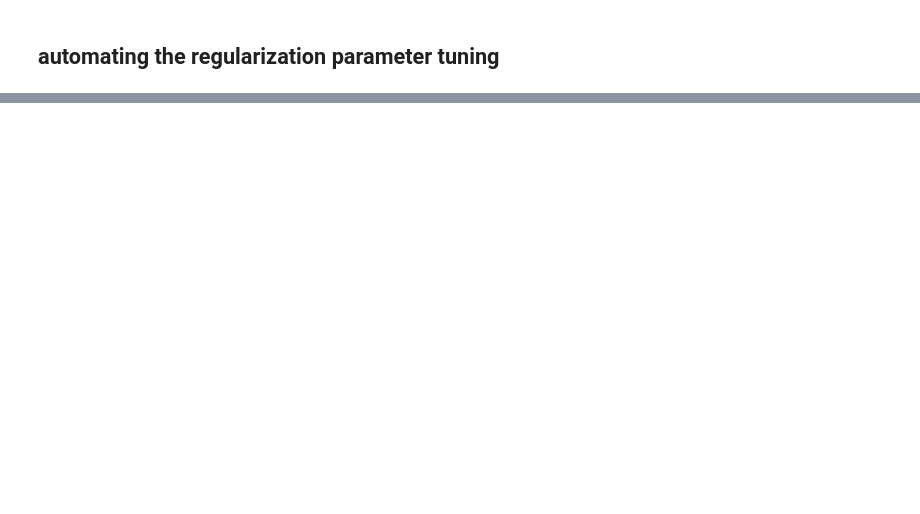
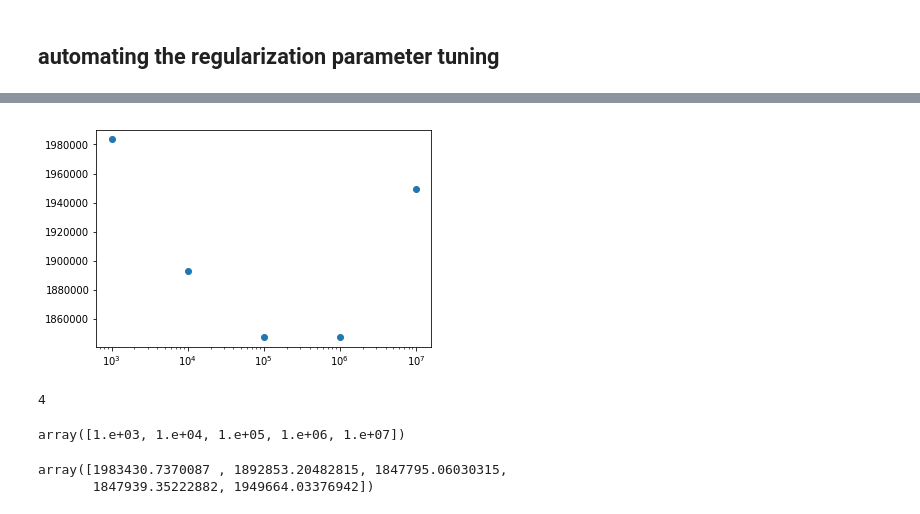
Before and after one commit to megbedell/wobble, a Jupyter notebook: regularization3.ipynb, the cells around one changed output, grey strips where cells are left out. Drawn from its saved outputs; the diff is of its cells as text; code cells hidden in the pictures; blank space fills up the shorter version.

```diff
--- a/regularization3.ipynb
+++ b/regularization3.ipynb
@@ -124,0 +93,18 @@ improve_regularization(model.components[1], model, data, 0, names=None,
+# %%
+plt.scatter(grid, nll_grid)
+plt.xscale('log')
+# %% [output]
+[figure, added]
+# %%
+validation_epochs[0]
+# %% [output]
+4
+# %%
+grid
+# %% [output]
+array([1.e+03, 1.e+04, 1.e+05, 1.e+06, 1.e+07])
+# %%
+nll_grid
+# %% [output]
+array([1983430.7370087 , 1892853.20482815, 1847795.06030315,
+       1847939.35222882, 1949664.03376942])
```
Also changed, not shown: parts of 13 cells of this notebook, 2 other files.
